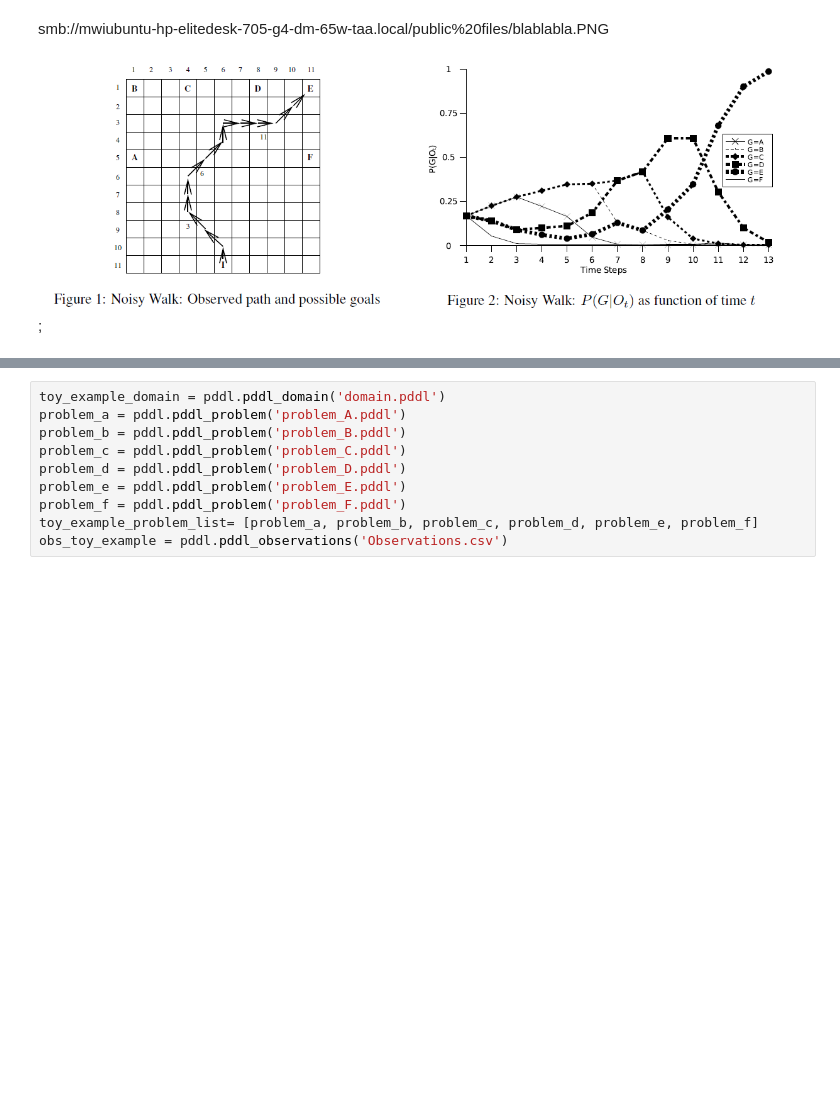
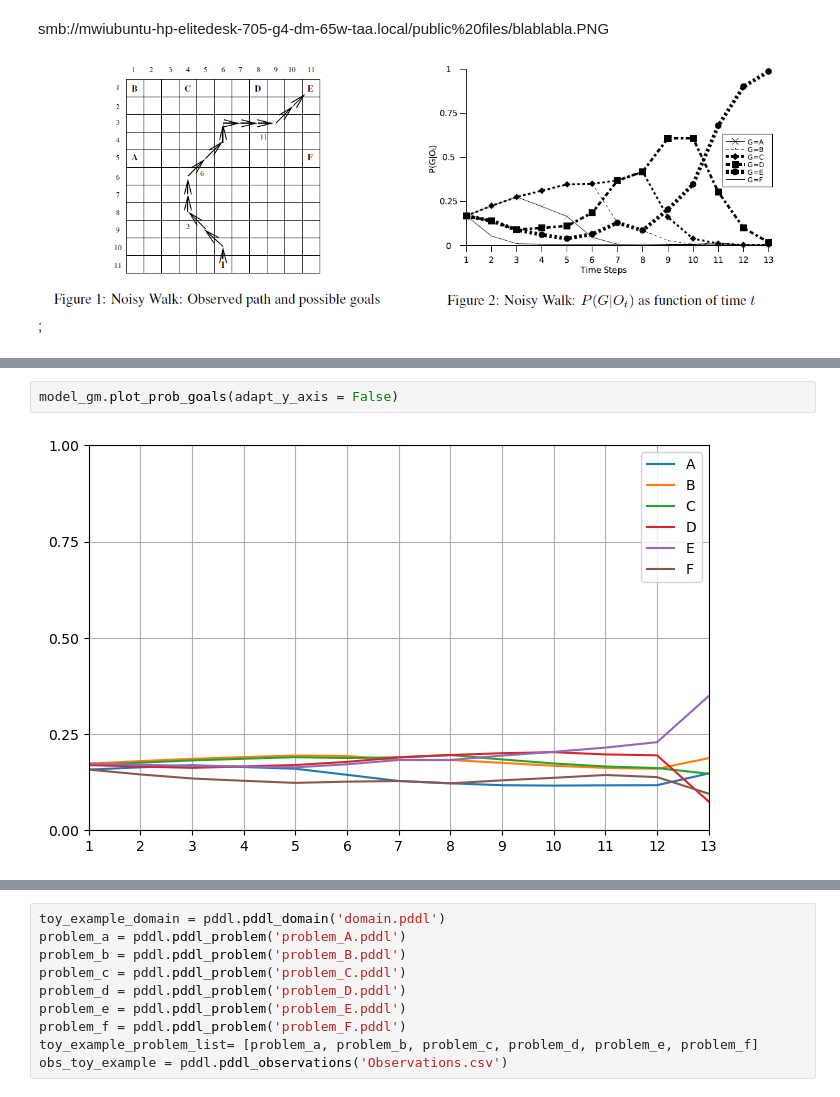
Before and after one commit to MatthiasWikenheiser/goal_recognition, a Jupyter notebook: Demo.ipynb, the cells around one changed output, grey strips where cells are left out. Drawn from its saved outputs; the diff is of its cells as text; blank space fills up the shorter version.

```diff
--- a/Demo.ipynb
+++ b/Demo.ipynb
@@ -383 +486,5 @@ smb://mwiubuntu-hp-elitedesk-705-g4-dm-65w-taa.local/public%20files/blablabla.PN
+# %%
+model_gm.plot_prob_goals(adapt_y_axis = False)
+# %% [output]
+[figure, added]
 # %% [markdown]
```
Also changed, not shown: parts of 33 cells of this notebook, 3 other files.
